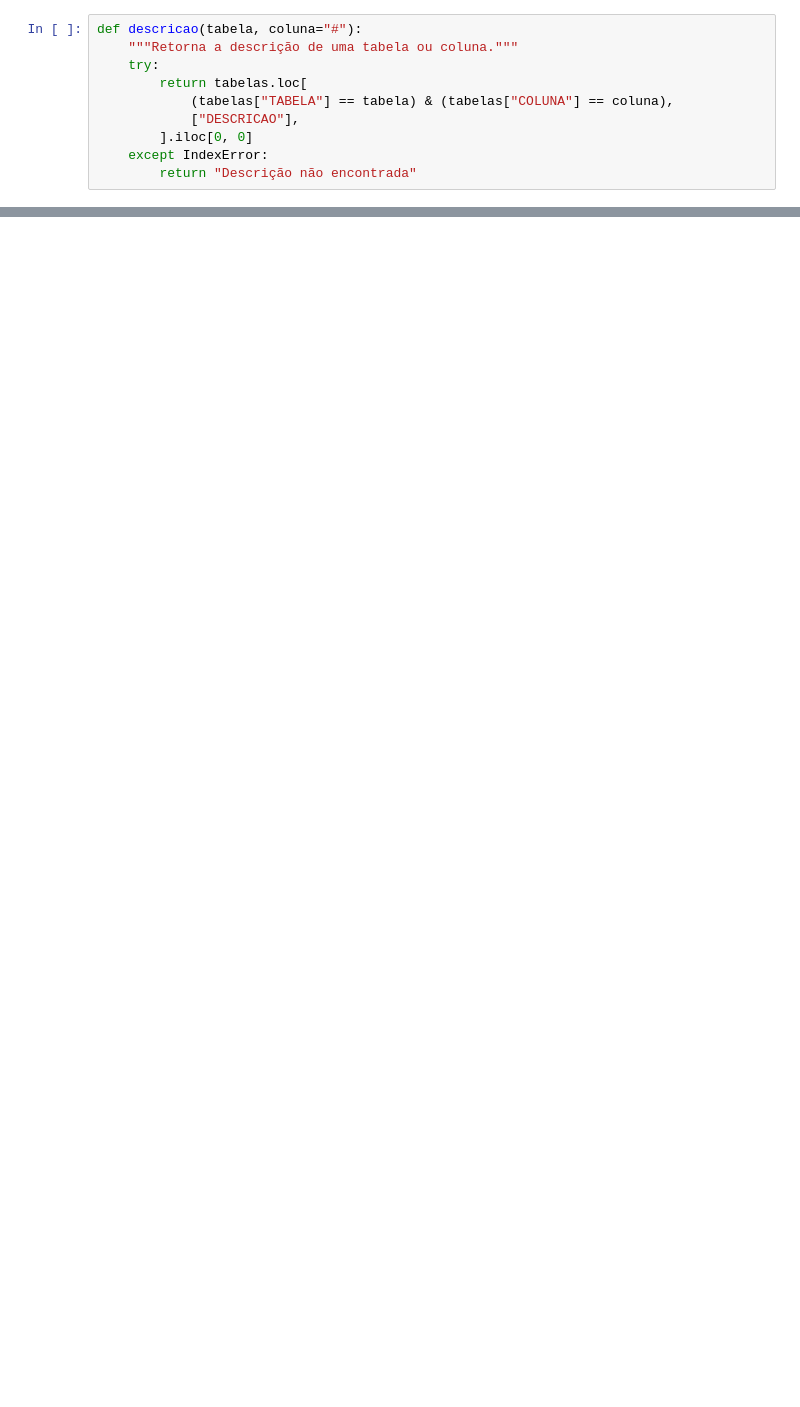
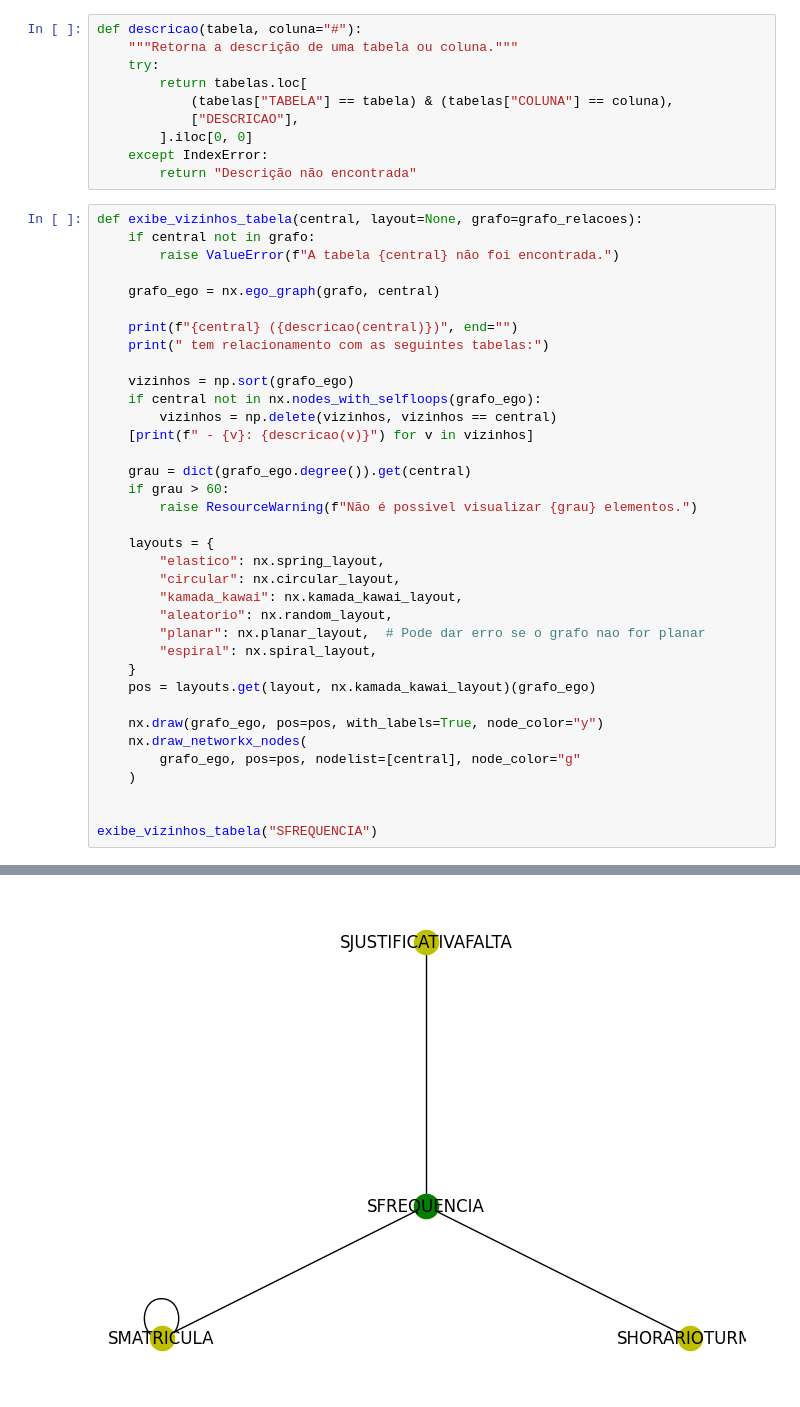
Before and after one commit to vitorgt/TOTVS-RM-SQL, a Jupyter notebook: notebook.ipynb, the cells around one changed output, grey strips where cells are left out. Saved outputs shown, nothing was run; the diff lists cells and outputs as text; blank space fills up the shorter version.

```diff
--- a/notebook.ipynb
+++ b/notebook.ipynb
@@ -447,3 +422,40 @@ def descricao(tabela, coluna="#"):
         ].iloc[0, 0]
     except IndexError:
         return "Descrição não encontrada"
+# %%
+def exibe_vizinhos_tabela(central, layout=None, grafo=grafo_relacoes):
+    if central not in grafo:
+        raise ValueError(f"A tabela {central} não foi encontrada.")
+
+    grafo_ego = nx.ego_graph(grafo, central)
+
+    print(f"{central} ({descricao(central)})", end="")
+    print(" tem relacionamento com as seguintes tabelas:")
+
+    vizinhos = np.sort(grafo_ego)
+    if central not in nx.nodes_with_selfloops(grafo_ego):
+        vizinhos = np.delete(vizinhos, vizinhos == central)
+    [print(f" - {v}: {descricao(v)}") for v in vizinhos]
+
+    grau = dict(grafo_ego.degree()).get(central)
+    if grau > 60:
+        raise ResourceWarning(f"Não é possivel visualizar {grau} elementos.")
+
+    layouts = {
+        "elastico": nx.spring_layout,
+        "circular": nx.circular_layout,
+        "kamada_kawai": nx.kamada_kawai_layout,
+        "aleatorio": nx.random_layout,
+        "planar": nx.planar_layout,  # Pode dar erro se o grafo nao for planar
+        "espiral": nx.spiral_layout,
+    }
+    pos = layouts.get(layout, nx.kamada_kawai_layout)(grafo_ego)
+
+    nx.draw(grafo_ego, pos=pos, with_labels=True, node_color="y")
+    nx.draw_networkx_nodes(
+        grafo_ego, pos=pos, nodelist=[central], node_color="g"
+    )
+
+
+exibe_vizinhos_tabela("SFREQUENCIA")
+# %% [output]
@@ -449,0 +466 @@ def descricao(tabela, coluna="#"):
+[figure, added]
```
Also changed, not shown: parts of 13 cells of this notebook, 4 other files.
